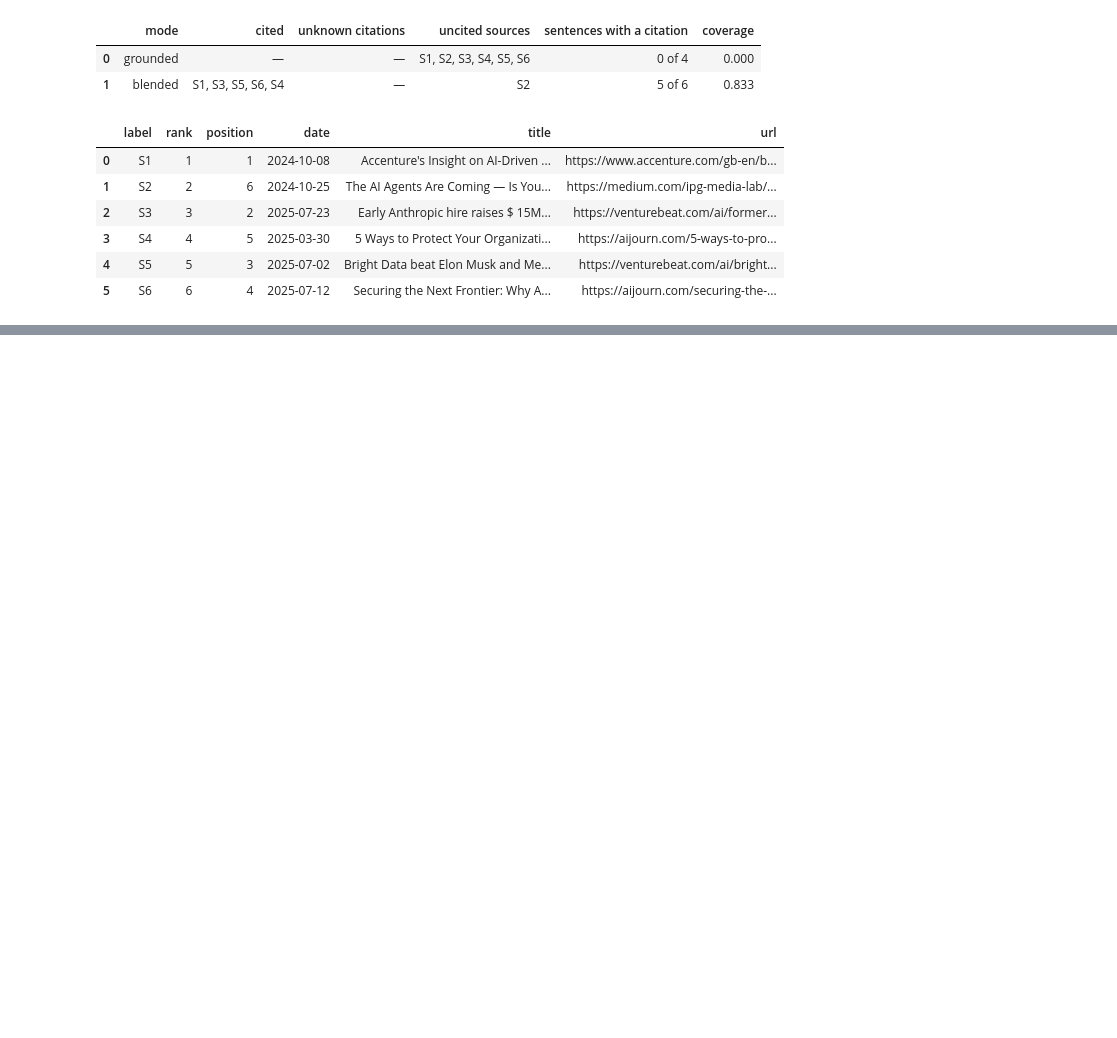
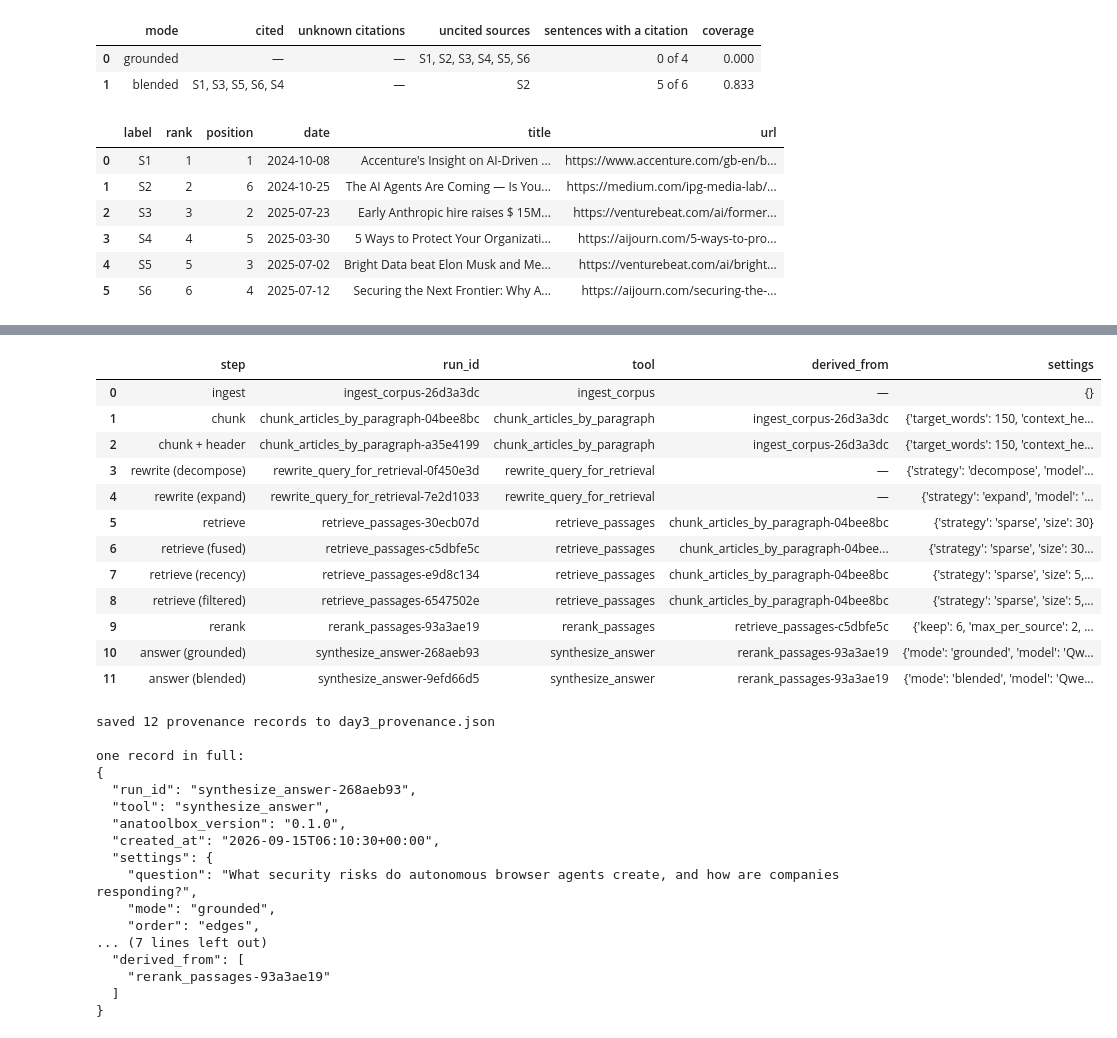
Before and after one commit to umagira/anatoolbox, a Jupyter notebook: notebooks/day3_rag_ai_media.ipynb, the cells around one changed output, grey strips where cells are left out. Cells and saved outputs as stored; diff of their text form; code cells hidden in the pictures; blank space fills up the shorter version.

```diff
--- a/notebooks/day3_rag_ai_media.ipynb
+++ b/notebooks/day3_rag_ai_media.ipynb
@@ -217,7 +219,7 @@ say which platform, or when. `context_header=True` prepends each article's title
 short situating summary for every chunk. Whether it helps retrieval on your questions is
 something to measure, not assume.
 # %%
-headed = chunk.run({"target_words": 150, "context_header": True, "name": "track_chunks_with_header", "input": articles["handle"]}, context=ctx)
+headed = chunk.run({"target_words": 150, "context_header": True, "name": "track_chunks_with_header", "input": articles}, context=ctx)
 print(get_corpus(headed["corpus"]).records[1]["text"][:300])
 # %% [output]
 NVIDIA and Oracle to Accelerate AI, Data Processing for Enterprises — 2024-09-11
@@ -272,10 +274,10 @@ and nothing would tell you. Once you keep variants side by side, name your input
 # %%
-CHUNKS = chunks["handle"]
+CHUNKS = chunks  # the plain chunks, not the header variant
 single = retrieve.run({"query": QUESTION, "size": 30, "input": CHUNKS}, context=ctx)
-fused = retrieve.run({"query": QUESTION, "size": 30, "input": CHUNKS, **({"queries_input": DECOMPOSED.handle} if DECOMPOSED else {})}, context=ctx)
+fused = retrieve.run({"query": QUESTION, "size": 30, "input": CHUNKS, **({"queries_input": DECOMPOSED} if DECOMPOSED else {})}, context=ctx)
 single_ids = {p["id"] for p in single["passages"]}
 fused_ids = {p["id"] for p in fused["passages"]}
-print(f"single query: {single['handle']} | fused: {fused['handle']} derived from {memory.get(fused['handle']).derived_from}")
+print(f"fused retrieval derived from: {fused['provenance']['derived_from']}")
 print(f"top-30 overlap: {len(single_ids & fused_ids)} shared, {len(fused_ids - single_ids)} new passages from the rewrites")
 
 
@@ -323,18 +325,19 @@ candidates, not the corpus. `rank_change` shows what reranking did.
 Chunking has a side effect here: several chunks of one article can fill most of the slots.
 `max_per_source=2` keeps at most two passages per article.
 # %%
+reranked = None
 if HAS_EMBEDDINGS:
     started = time.perf_counter()
-    reranked = rerank.run({"keep": 6, "max_per_source": 2, "input": fused["handle"]}, context=ctx)
-    print(f"reranked {reranked['candidates']} candidates with {reranked['reranker']} in {time.perf_counter() - started:.1f} s → {reranked['handle']}"
+    reranked = rerank.run({"keep": 6, "max_per_source": 2, "input": fused}, context=ctx)
+    print(f"reranked {reranked['candidates']} candidates with {reranked['reranker']} in {time.perf_counter() - started:.1f} s"
           f" ({reranked['skipped_over_source_limit']} skipped by the per-article limit)")
     display(pd.DataFrame([
         {"rank": p["rank"], "was": p["retrieval_rank"], "change": p["rank_change"], "date": p.get("date"), "article": str(p.get("title"))[:80]}
         for p in reranked["passages"]
     ]))
-    ANSWER_INPUT = reranked["handle"]
+    ANSWER_INPUT = reranked
 else:
     print("sentence-transformers is not installed — answering from the top retrieved passages instead.")
-    ANSWER_INPUT = fused["handle"]
+    ANSWER_INPUT = fused
 # %% [output]
 Warning: You are sending unauthenticated requests to the HF Hub. Please set a HF_TOKEN to enable higher rate limits and faster downloads.
@@ -438,3 +422,60 @@ display(pd.DataFrame([
+# %%
+import json
+
+from anatoolbox.provenance import lineage
+
+steps = {"ingest": articles, "chunk": chunks, "chunk + header": headed}
+steps.update({f"rewrite ({strategy})": result for strategy, result in REWRITES.items()})
+steps.update({"retrieve": single, "retrieve (fused)": fused, "retrieve (recency)": recent, "retrieve (filtered)": filtered})
+if reranked:
+    steps["rerank"] = reranked
+steps.update({f"answer ({mode})": result for mode, result in answers.items()})
+
+SHOWN = ("strategy", "target_words", "context_header", "size", "queries", "keep", "max_per_source",
+         "mode", "model", "reranker", "recency_half_life_days", "filters")
+table = pd.DataFrame(lineage(steps.values()))
+table.insert(0, "step", list(steps))
+table["derived_from"] = table["derived_from"].map(lambda refs: ", ".join(refs) or "—")
+table["settings"] = table["settings"].map(lambda s: {k: v for k, v in s.items() if k in SHOWN and v not in (None, [], {})})
+display(table)
+
+provenance_file = DATA_DIR / "day3_provenance.json"
+provenance_file.write_text(json.dumps({step: result["provenance"] for step, result in steps.items()}, indent=2))
+print(f"saved {len(steps)} provenance records to {provenance_file.name}")
+if answers:
+    print("\none record in full:")
+    print(json.dumps(next(iter(answers.values()))["provenance"], indent=2))
+# %% [output]
+|  | step | run_id | tool | derived_from | settings |
+| 0 | ingest | ingest_corpus-26d3a3dc | ingest_corpus | — | {} |
+| 1 | chunk | chunk_articles_by_paragraph-04bee8bc | chunk_articles_by_paragraph | ingest_corpus-26d3a3dc | {'target_words': 150, 'context_he... |
+| 2 | chunk + header | chunk_articles_by_paragraph-a35e4199 | chunk_articles_by_paragraph | ingest_corpus-26d3a3dc | {'target_words': 150, 'context_he... |
+| 3 | rewrite (decompose) | rewrite_query_for_retrieval-0f450e3d | rewrite_query_for_retrieval | — | {'strategy': 'decompose', 'model'... |
+| 4 | rewrite (expand) | rewrite_query_for_retrieval-7e2d1033 | rewrite_query_for_retrieval | — | {'strategy': 'expand', 'model': '... |
+| 5 | retrieve | retrieve_passages-30ecb07d | retrieve_passages | chunk_articles_by_paragraph-04bee8bc | {'strategy': 'sparse', 'size': 30} |
+| 6 | retrieve (fused) | retrieve_passages-c5dbfe5c | retrieve_passages | chunk_articles_by_paragraph-04bee... | {'strategy': 'sparse', 'size': 30... |
+| 7 | retrieve (recency) | retrieve_passages-e9d8c134 | retrieve_passages | chunk_articles_by_paragraph-04bee8bc | {'strategy': 'sparse', 'size': 5,... |
+| 8 | retrieve (filtered) | retrieve_passages-6547502e | retrieve_passages | chunk_articles_by_paragraph-04bee8bc | {'strategy': 'sparse', 'size': 5,... |
+| 9 | rerank | rerank_passages-93a3ae19 | rerank_passages | retrieve_passages-c5dbfe5c | {'keep': 6, 'max_per_source': 2, ... |
+| 10 | answer (grounded) | synthesize_answer-268aeb93 | synthesize_answer | rerank_passages-93a3ae19 | {'mode': 'grounded', 'model': 'Qw... |
+| 11 | answer (blended) | synthesize_answer-9efd66d5 | synthesize_answer | rerank_passages-93a3ae19 | {'mode': 'blended', 'model': 'Qwe... |
+saved 12 provenance records to day3_provenance.json
+
+one record in full:
+{
+  "run_id": "synthesize_answer-268aeb93",
+  "tool": "synthesize_answer",
+  "anatoolbox_version": "0.1.0",
+  "created_at": "2026-09-15T06:10:30+00:00",
+  "settings": {
+    "question": "What security risks do autonomous browser agents create, and how are companies responding?",
+    "mode": "grounded",
+    "order": "edges",
+... (7 lines left out)
+  "derived_from": [
+    "rerank_passages-93a3ae19"
+  ]
+}
 # %% [markdown]
 ## What to take away
 
```
Also changed, not shown: parts of 12 cells of this notebook, 13 other files.
